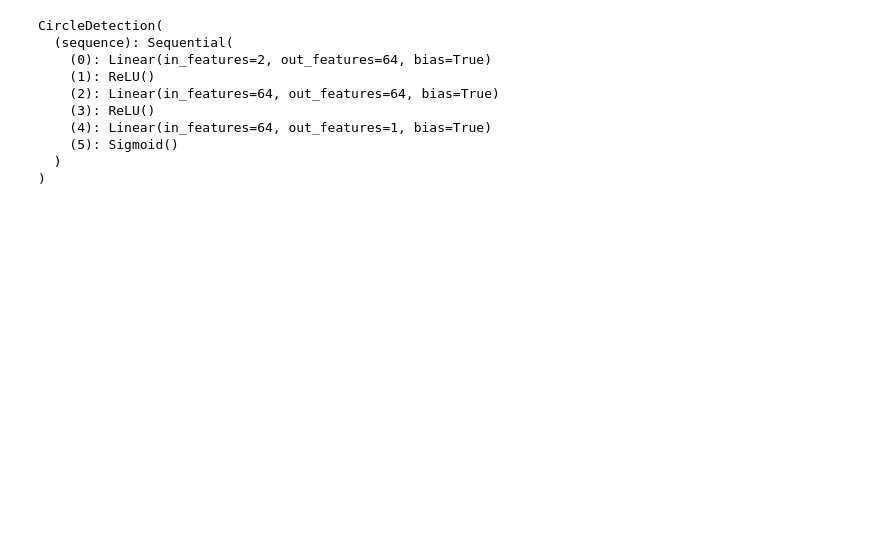
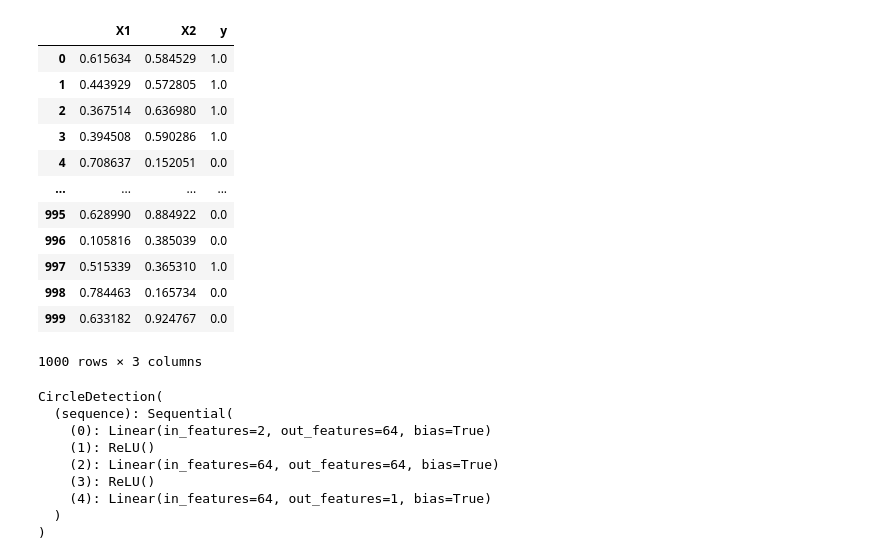
Before and after one commit to mathemaia/studies, a Jupyter notebook: Python/MachineLearning/SupervisedLearning/Pytorch/pointId.ipynb, the cells around one changed output. Saved outputs shown, nothing was run; the diff lists cells and outputs as text; code cells hidden in the pictures; blank space fills up the shorter version.

```diff
--- a/Python/MachineLearning/SupervisedLearning/Pytorch/pointId.ipynb
+++ b/Python/MachineLearning/SupervisedLearning/Pytorch/pointId.ipynb
@@ -27,3 +29,20 @@ plt.show()
+# %%
+df = pd.DataFrame({'X1': X[:, 0], 'X2': X[:, 1], 'y': y})
+df
+# %% [output]
+|  | X1 | X2 | y |
+| 0 | 0.615634 | 0.584529 | 1.0 |
+| 1 | 0.443929 | 0.572805 | 1.0 |
+| 2 | 0.367514 | 0.636980 | 1.0 |
+| 3 | 0.394508 | 0.590286 | 1.0 |
+| 4 | 0.708637 | 0.152051 | 0.0 |
+| ... | ... | ... | ... |
+| 995 | 0.628990 | 0.884922 | 0.0 |
+| 996 | 0.105816 | 0.385039 | 0.0 |
+| 997 | 0.515339 | 0.365310 | 1.0 |
+| 998 | 0.784463 | 0.165734 | 0.0 |
+| 999 | 0.633182 | 0.924767 | 0.0 |
+1000 rows × 3 columns
 # %%
 class CircleDetection(nn.Module):
     def __init__(self) -> None:
@@ -34,7 +53,6 @@ class CircleDetection(nn.Module):
             nn.Linear(64, 64),
             nn.ReLU(),
             nn.Linear(64, 1),
-            nn.Sigmoid()
         )
 
     def forward(self, x):
@@ -50,7 +68,6 @@ CircleDetection(
     (2): Linear(in_features=64, out_features=64, bias=True)
     (3): ReLU()
     (4): Linear(in_features=64, out_features=1, bias=True)
-    (5): Sigmoid()
   )
 )
 # %%
```
Also changed, not shown: parts of 4 cells of this notebook, 1 other file.
